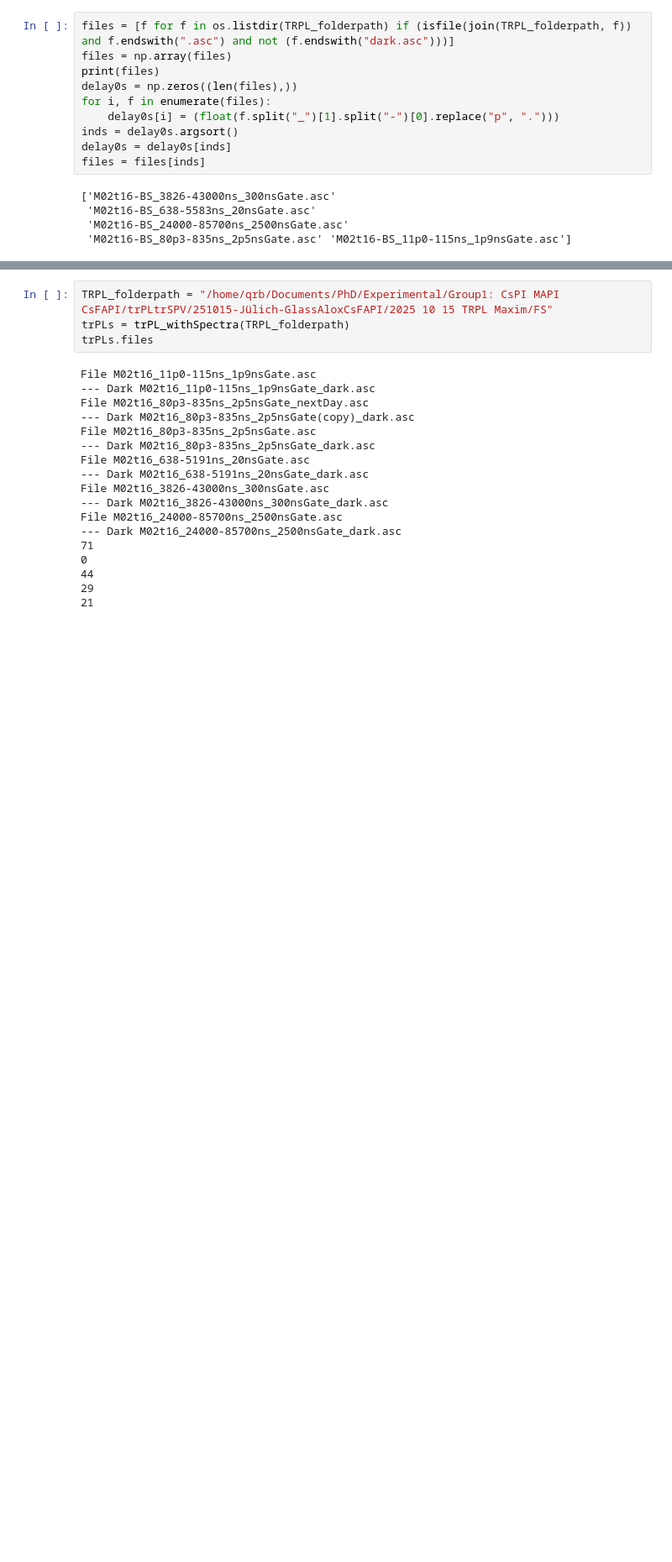
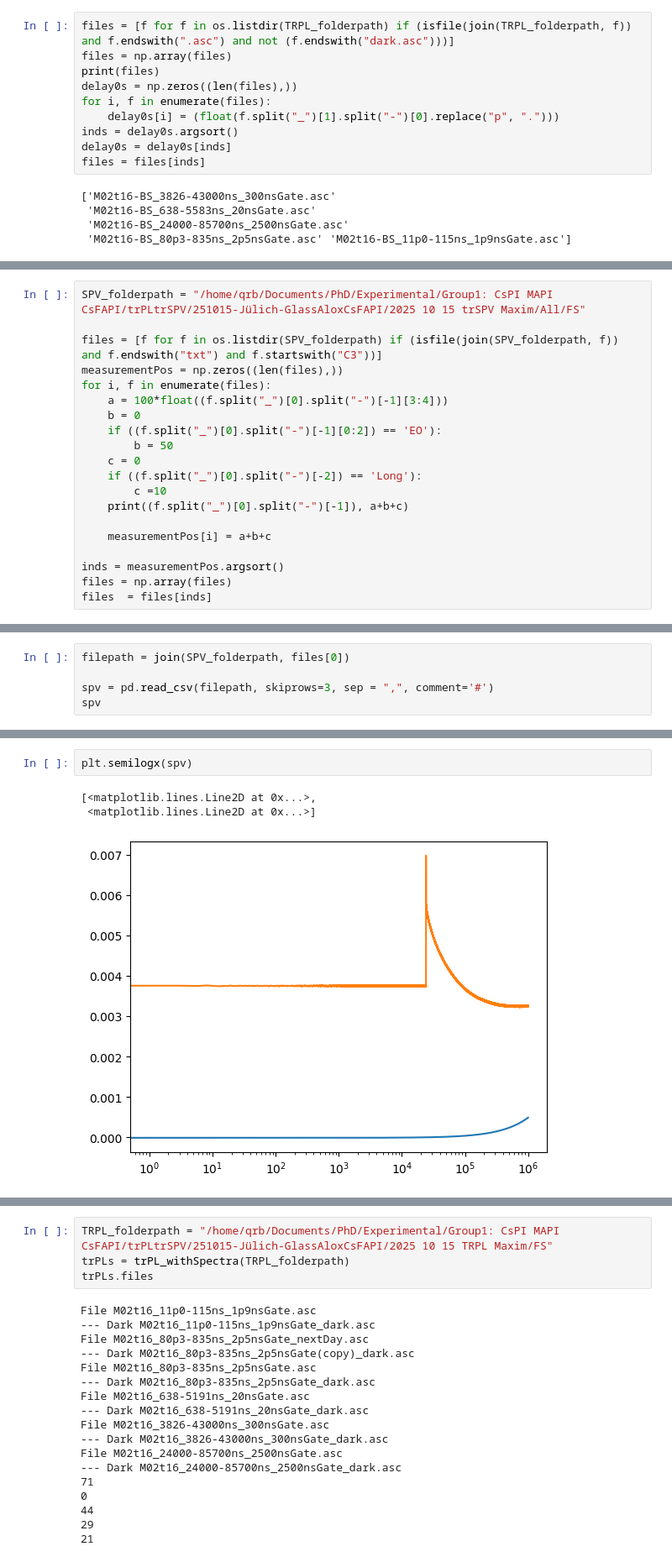
Before and after one commit to MimaxSimm/trPL_Analysis, a Jupyter notebook: trPL-Spectras.ipynb, the cells around one changed output, grey strips where cells are left out. Shown at 84% size. Cells and saved outputs as stored; diff of their text form; blank space fills up the shorter version.

```diff
--- a/trPL-Spectras.ipynb
+++ b/trPL-Spectras.ipynb
@@ -133,0 +196,20 @@ class trPL_withSpectra:
+# %%
+SPV_folderpath = "/home/qrb/Documents/PhD/Experimental/Group1: CsPI MAPI CsFAPI/trPLtrSPV/251015-Jülich-GlassAloxCsFAPI/2025 10 15 trSPV Maxim/All/FS"
+
+files = [f for f in os.listdir(SPV_folderpath) if (isfile(join(SPV_folderpath, f)) and f.endswith("txt") and f.startswith("C3"))]
+measurementPos = np.zeros((len(files),))
+for i, f in enumerate(files):
+    a = 100*float((f.split("_")[0].split("-")[-1][3:4]))
+    b = 0
+    if ((f.split("_")[0].split("-")[-1][0:2]) == 'EO'):
+        b = 50
+    c = 0
+    if ((f.split("_")[0].split("-")[-2]) == 'Long'):
+        c =10
+    print((f.split("_")[0].split("-")[-1]), a+b+c)
+
+    measurementPos[i] = a+b+c
+
+inds = measurementPos.argsort()
+files = np.array(files)
+files  = files[inds]
@@ -133,0 +237,5 @@ class trPL_withSpectra:
+# %%
+filepath = join(SPV_folderpath, files[0])
+
+spv = pd.read_csv(filepath, skiprows=3, sep = ",", comment='#')
+spv
@@ -133,0 +256,6 @@ class trPL_withSpectra:
+# %%
+plt.semilogx(spv)
+# %% [output]
+[<matplotlib.lines.Line2D at 0x...>,
+ <matplotlib.lines.Line2D at 0x...>]
+[figure, added]
```
Also changed, not shown: parts of 9 cells of this notebook.
